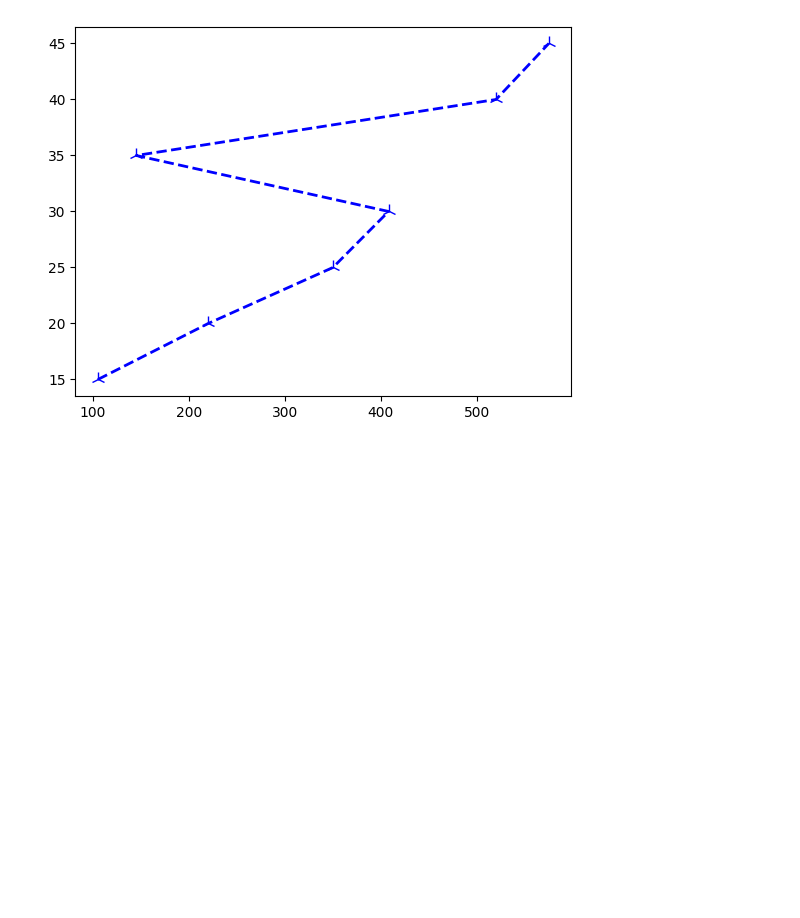
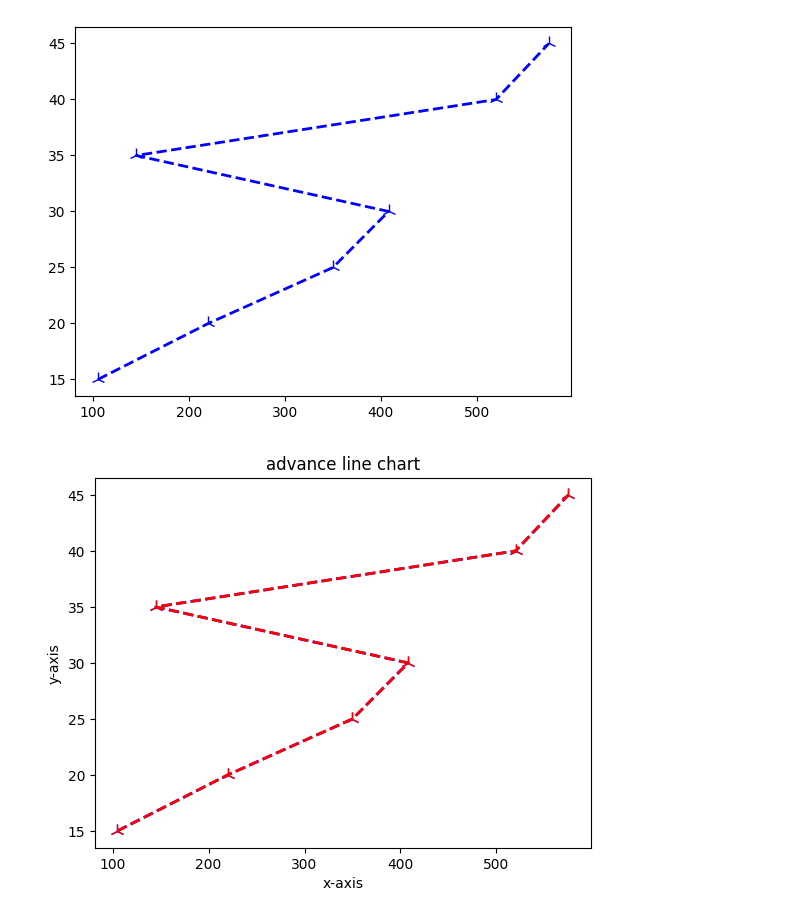
Before and after one commit to kailashchaudhary-p/Data-Science-Learning, a Jupyter notebook: Matplotlib.ipynb, the cells around one changed output. Saved outputs shown, nothing was run; the diff lists cells and outputs as text; code cells hidden in the pictures; blank space fills up the shorter version.

```diff
--- a/Matplotlib.ipynb
+++ b/Matplotlib.ipynb
@@ -45,3 +45,16 @@ plt.plot(x,y1,color="blue",marker="2",linestyle="dashed",linewidth=2,markersize=
 plt.show()
 # %% [output]
 [figure]
+# %%
+#advance line chart
+x=[105,220,350,408,145,520,575]
+y1=[15,20,25,30,35,40,45]
+y2=[15,20,25,30,35,40,45]
+plt.plot(x,y1,color="blue",marker="2",linestyle="dashed",linewidth=2,markersize=10)
+plt.plot(x,y2,color="red",marker="2",linestyle="dashed",linewidth=2,markersize=10)
+plt.title("advance line chart")
+plt.xlabel("x-axis")
+plt.ylabel("y-axis")
+plt.show()
+# %% [output]
+[figure, added]
```
